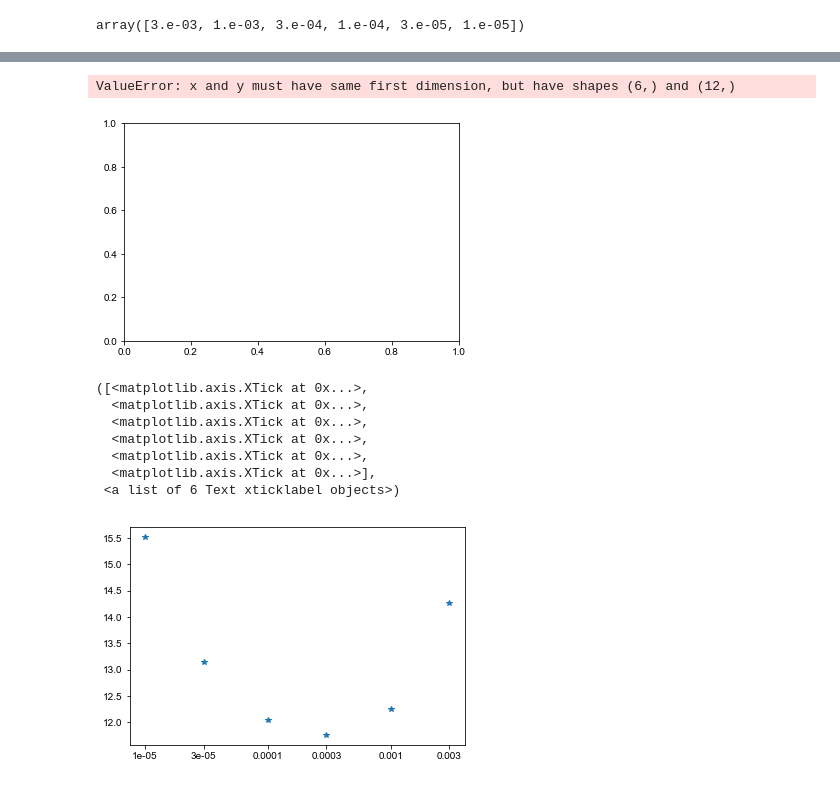
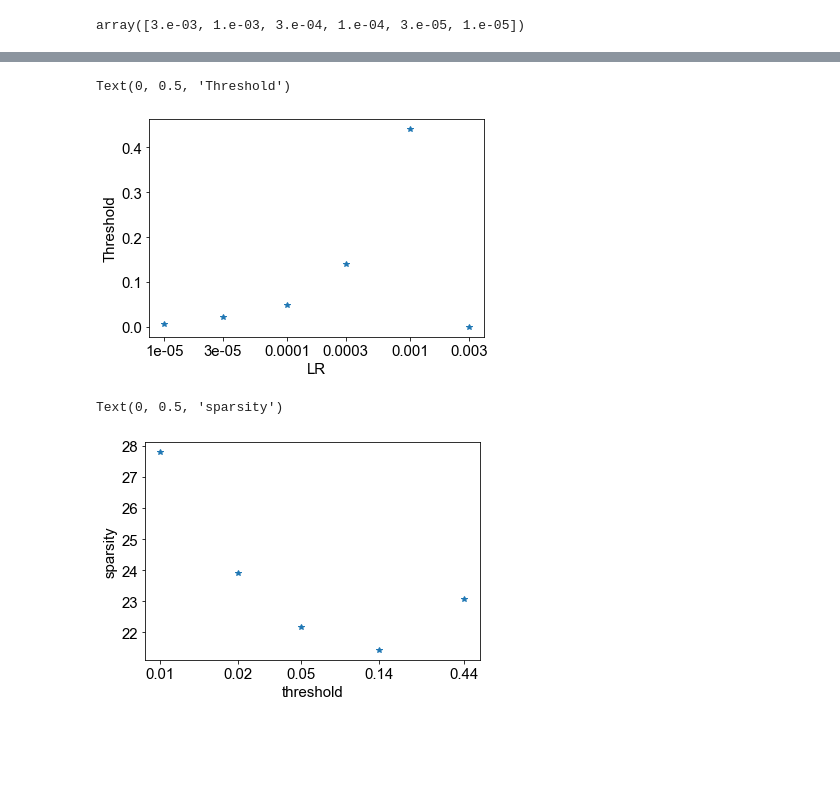
Before and after one commit to gyyang/olfaction_evolution, a Jupyter notebook: notebooks/analyze_K.ipynb, the cells around one changed output, grey strips where cells are left out. Cells and saved outputs as stored; diff of their text form; code cells hidden in the pictures; blank space fills up the shorter version.

```diff
--- a/notebooks/analyze_K.ipynb
+++ b/notebooks/analyze_K.ipynb
@@ -23,14 +23,14 @@ import task
 import tensorflow as tf
 from model import FullModel
 
-mpl.rcParams['font.size'] = 30
-mpl.rcParams['pdf.fonttype'] = 42
-mpl.rcParams['ps.fonttype'] = 42
-mpl.rcParams['font.family'] = 'arial'
-mpl.rcParams['image.cmap']='jet'
-
 %matplotlib inline
+# %%
+mpl.rcParams['font.size'] = 15
+mpl.rcParams['pdf.fonttype'] = 42
+mpl.rcParams['ps.fonttype'] = 42
+mpl.rcParams['font.family'] = 'arial'
+mpl.rcParams['image.cmap']='jet'
 # %%
-path = 'files/cluster_coding50'
+path = 'files/cluster_coding100'
 x = tools.load_all_results(path, argLast=True)
 # %% [output]
@@ -82,18 +105,16 @@ array([3.e-03, 1.e-03, 3.e-04, 1.e-04, 3.e-05, 1.e-05])
 # %%
-plt.plot(np.log(x['lr']), x['coding_level'], '*')
+plt.plot(np.log(x['lr']), x['thres'], '*')
 plt.xticks(np.log(x['lr']),x['lr'])
+plt.xlabel('LR')
+plt.ylabel('Threshold')
 # %% [output]
-ValueError: x and y must have same first dimension, but have shapes (6,) and (12,)
+Text(0, 0.5, 'Threshold')
-[figure, old version]
+[figure, new version]
 # %%
-plt.plot(np.log(x['lr']), x['sparsity'].mean(axis=1), '*')
-plt.xticks(np.log(x['lr']),x['lr'])
+plt.plot(np.log(x['thres'])[1:], x['sparsity'].mean(axis=1)[1:], '*')
+plt.xticks(np.log(x['thres'][1:]),np.round(x['thres'][1:],2))
+plt.xlabel('threshold')
+plt.ylabel('sparsity')
 # %% [output]
-([<matplotlib.axis.XTick at 0x...>,
-  <matplotlib.axis.XTick at 0x...>,
-  <matplotlib.axis.XTick at 0x...>,
-  <matplotlib.axis.XTick at 0x...>,
-  <matplotlib.axis.XTick at 0x...>,
-  <matplotlib.axis.XTick at 0x...>],
- <a list of 6 Text xticklabel objects>)
+Text(0, 0.5, 'sparsity')
-[figure, old version]
+[figure, new version]
```
Also changed, not shown: parts of 23 cells of this notebook, 1 other file.
